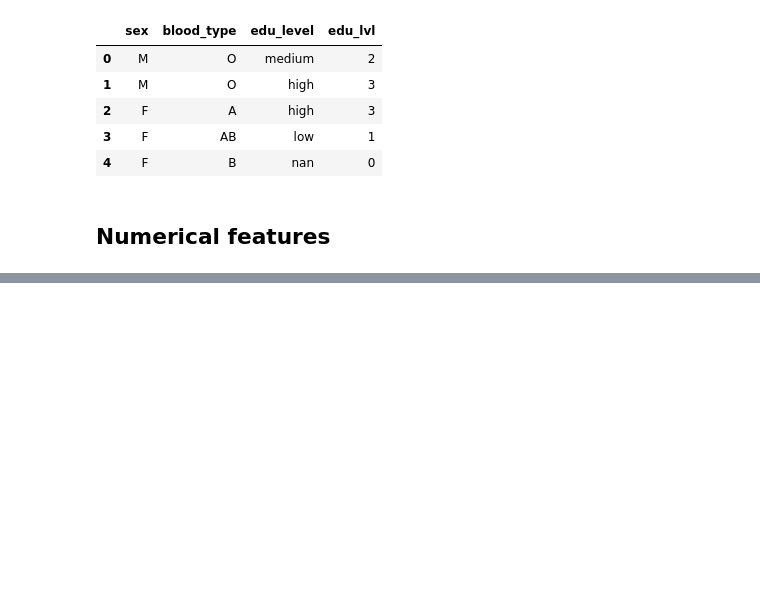
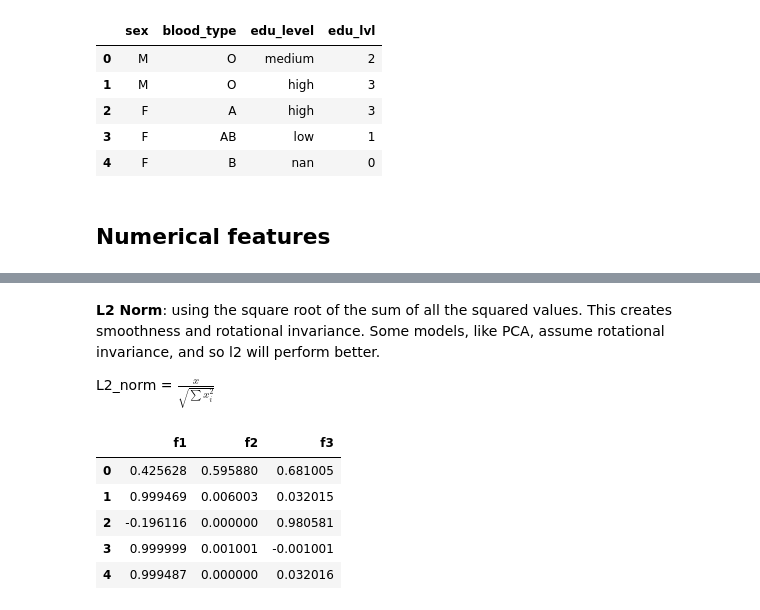
Before and after one commit to Jay4869/Data-Science, a Jupyter notebook: Data Processing/Preprocessing with sklearn - Python.ipynb, the cells around one changed output, grey strips where cells are left out. Saved outputs shown, nothing was run; the diff lists cells and outputs as text; code cells hidden in the pictures; blank space fills up the shorter version.

```diff
--- a/Data Processing/Preprocessing with sklearn - Python.ipynb
+++ b/Data Processing/Preprocessing with sklearn - Python.ipynb
@@ -203,0 +412,20 @@ Name: edu_lvl, dtype: int64
+# %% [markdown]
+**L2 Norm**: using the square root of the sum of all the squared values. This creates smoothness and rotational invariance. Some models, like PCA, assume rotational invariance, and so l2 will perform better.
+
+L2_norm = $\frac{x}{\sqrt{\sum{x_i^2}}}$
+# %%
+import math
+norm_l2 = list(math.sqrt(sum(list((i**2) for i in x.iloc[r]))) for r in range(len(x)))
+
+norm_l2_data = pd.DataFrame(np.zeros((5,3)), columns=['f1','f2','f3'])
+for i in range(len(x)):
+    norm_l2_data.iloc[i,] = x.iloc[i]/norm_l2[i]
+
+norm_l2_data
+# %% [output]
+|  | f1 | f2 | f3 |
+| 0 | 0.425628 | 0.595880 | 0.681005 |
+| 1 | 0.999469 | 0.006003 | 0.032015 |
+| 2 | -0.196116 | 0.000000 | 0.980581 |
+| 3 | 0.999999 | 0.001001 | -0.001001 |
+| 4 | 0.999487 | 0.000000 | 0.032016 |
```
Also changed, not shown: parts of 23 cells of this notebook.
